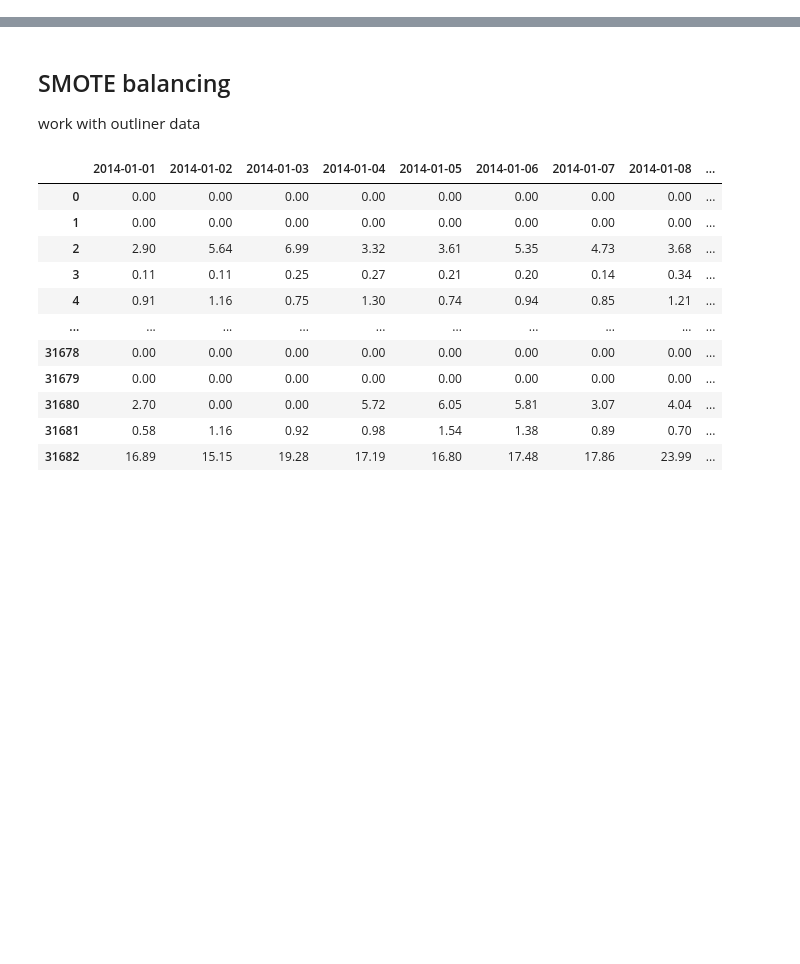
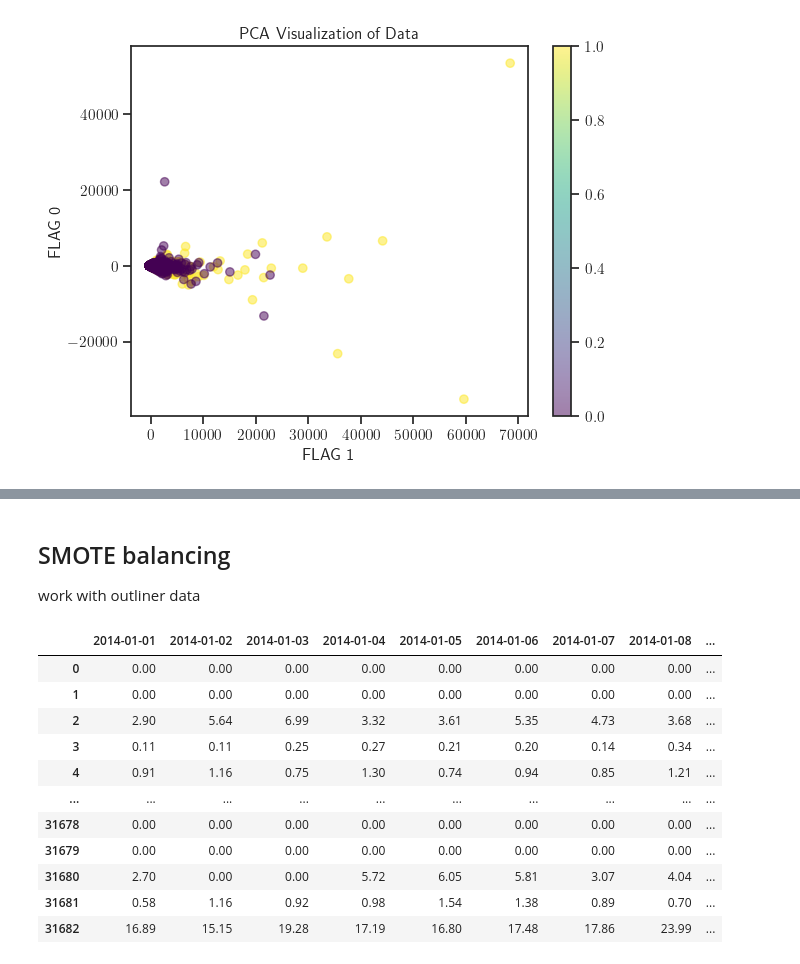
Before and after one commit to d41sys/electric-theft-detection, a Jupyter notebook: notebooks/preprocessing.ipynb, the cells around one changed output, grey strips where cells are left out. Drawn from its saved outputs; the diff is of its cells as text; code cells hidden in the pictures; blank space fills up the shorter version.

```diff
--- a/notebooks/preprocessing.ipynb
+++ b/notebooks/preprocessing.ipynb
@@ -414,14 +0,0 @@ Number of Days:1034
-# %%
-# Use the mean and standard deviation to compute the threshold for each consumer
-thresholds = means_by_consumer + 2 * stds_by_consumer
-
-# Replacing outliers for each consumer
-for i in range(0, NUM_CONSUMERS, 1):
-  # Update while processing by print a dot
-  if (i % 400 == 0):
-    print("#", end="")
-
-    # Compare each value (`kWh`) of each row (.iloc[i]) with its corresponding threshold
-    # If exceeds threshold, replace with threshold. Otherwise, leave unchanged
-    # Lambda expression + apply for faster code
-    kWhs_outliers_removed.iloc[i] = kWhs_outliers_removed.iloc[i].apply(lambda kWh : thresholds[i] if kWh > thresholds[i] else kWh)
@@ -457,0 +229,3 @@ print(temp[mask].values[np.where(mask)])
+# %%
+balancing_data = handling_data.copy(deep=True)
+balancing_data
@@ -457,0 +261,5 @@ print(temp[mask].values[np.where(mask)])
+# %%
+balancing_data = balancing_data.interpolate(method='linear', limit=2, limit_direction='both', axis=0).fillna(0)
+# balancing_data = balancing_data.interpolate(method='linear', limit=2,  # filling NaN values
+#                         limit_direction='both', axis=0).fillna(0)
+balancing_data
@@ -457,0 +292,6 @@ print(temp[mask].values[np.where(mask)])
+# %%
+for i in range(balancing_data.shape[0]):  # outliers treatment
+    m = balancing_data.loc[i].mean()
+    st = balancing_data.loc[i].std()
+    balancing_data.loc[i] = balancing_data.loc[i].mask(balancing_data.loc[i] > (m + 3 * st), other=m + 3 * st)
+balancing_data
@@ -457,0 +343,17 @@ print(temp[mask].values[np.where(mask)])
+# %%
+# Performing PCA to reduce the dimensionality of x for visualization
+pca = PCA(n_components=2)
+x_pca = pca.fit_transform(balancing_data)
+
+# Ensure that the number of labels in y matches the number of data points in x_pca
+assert len(x_pca) == len(info_data['FLAG']), "The number of data points in x_pca does not match the number of labels in y."
+
+# Plotting the reduced x in 2D
+plt.scatter(x_pca[:, 0], x_pca[:, 1], c=info_data['FLAG'], cmap='viridis', alpha=0.5)
+plt.xlabel('FLAG 1')
+plt.ylabel('FLAG 0')
+plt.title('PCA Visualization of Data')
+plt.colorbar()
+plt.show()
+# %% [output]
+[figure, added]
```
Also changed, not shown: parts of 68 cells of this notebook, 7 other files.
